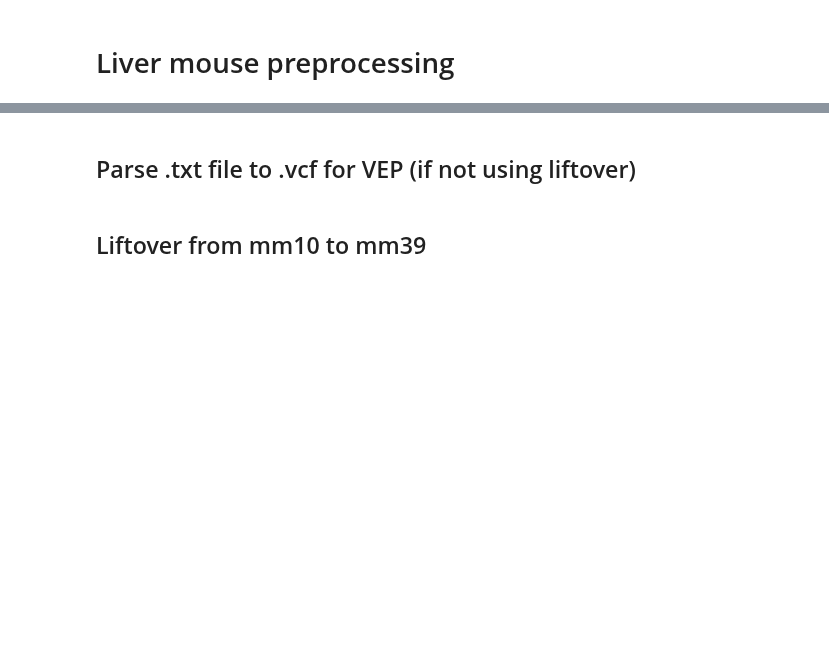
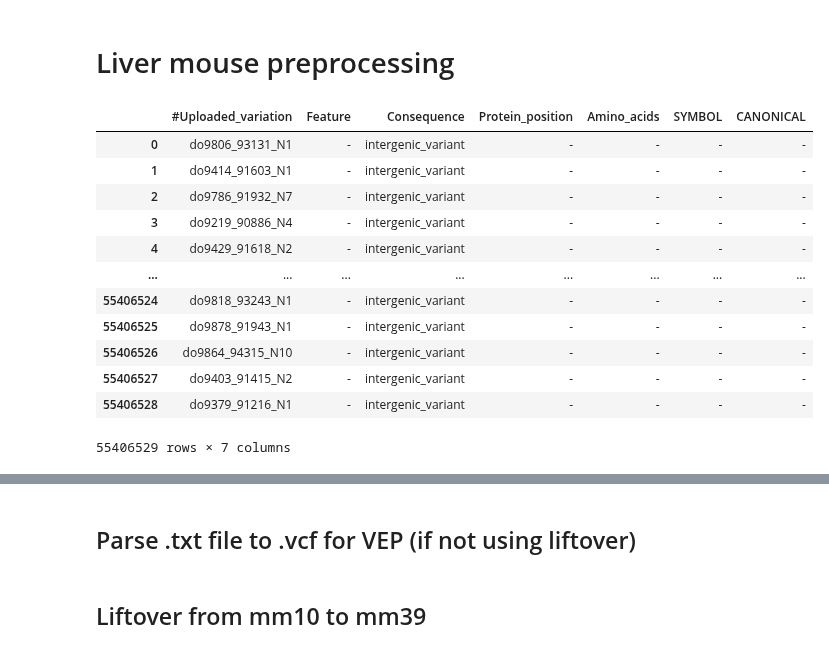
Before and after one commit to bbglab/oncodrive3d_paper, a Jupyter notebook: ch_and_mouse/mouse_processing.ipynb, the cells around one changed output, grey strips where cells are left out. Saved outputs shown, nothing was run; the diff lists cells and outputs as text; code cells hidden in the pictures; blank space fills up the shorter version.

```diff
--- a/ch_and_mouse/mouse_processing.ipynb
+++ b/ch_and_mouse/mouse_processing.ipynb
@@ -4,0 +5,17 @@ import pandas as pd
+# %%
+df = pd.read_table("/workspace/projects/clustering_3d/o3d_analysys/datasets/input/cancer_mouse/mm39/vep/liver_strelka_mm39.vep.tsv.gz")
+df
+# %% [output]
+|  | #Uploaded_variation | Feature | Consequence | Protein_position | Amino_acids | SYMBOL | CANONICAL |
+| 0 | do9806_93131_N1 | - | intergenic_variant | - | - | - | - |
+| 1 | do9414_91603_N1 | - | intergenic_variant | - | - | - | - |
+| 2 | do9786_91932_N7 | - | intergenic_variant | - | - | - | - |
+| 3 | do9219_90886_N4 | - | intergenic_variant | - | - | - | - |
+| 4 | do9429_91618_N2 | - | intergenic_variant | - | - | - | - |
+| ... | ... | ... | ... | ... | ... | ... | ... |
+| 55406524 | do9818_93243_N1 | - | intergenic_variant | - | - | - | - |
+| 55406525 | do9878_91943_N1 | - | intergenic_variant | - | - | - | - |
+| 55406526 | do9864_94315_N10 | - | intergenic_variant | - | - | - | - |
+| 55406527 | do9403_91415_N2 | - | intergenic_variant | - | - | - | - |
+| 55406528 | do9379_91216_N1 | - | intergenic_variant | - | - | - | - |
+55406529 rows × 7 columns
```
Also changed, not shown: parts of 6 cells of this notebook, 3 other files.
